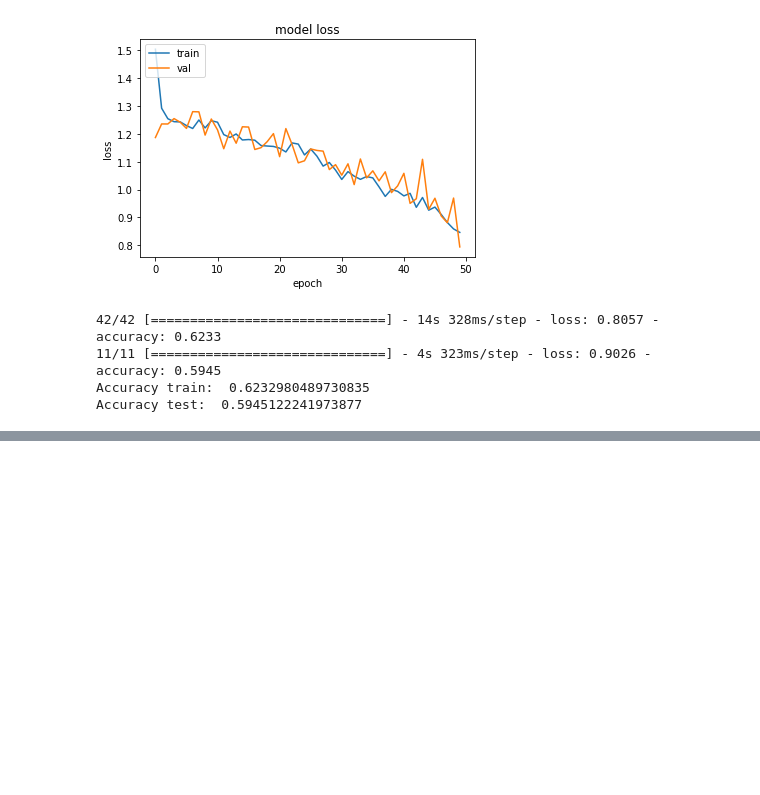
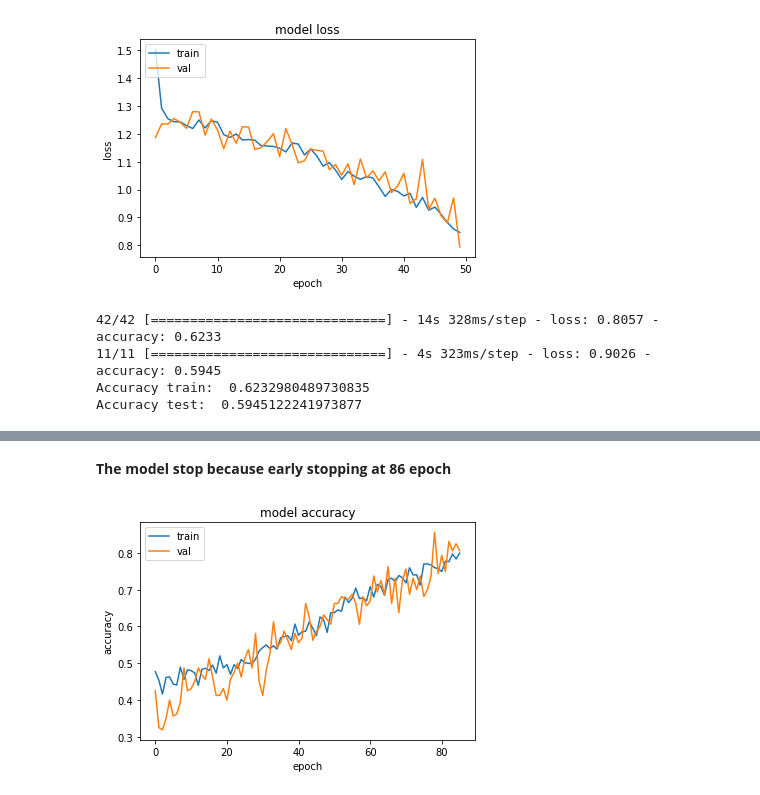
Before and after one commit to bangkit-capstone-0291/model-ml-durable, a Jupyter notebook: baseline_orange_resistance.ipynb, the cells around one changed output, grey strips where cells are left out. Drawn from its saved outputs; the diff is of its cells as text; code cells hidden in the pictures; blank space fills up the shorter version.

Commit message:
Add dropout and earlystopping

```diff
--- a/baseline_orange_resistance.ipynb
+++ b/baseline_orange_resistance.ipynb
@@ -297,0 +338,5 @@ Accuracy test:  0.5945122241973877
+# %%
+from tensorflow.keras.optimizers import Adam
+model.compile(loss='categorical_crossentropy',
+              optimizer='Adam',
+              metrics=['accuracy'])
@@ -297,0 +345,15 @@ Accuracy test:  0.5945122241973877
+# %%
+from keras import callbacks
+from keras.callbacks import ModelCheckpoint
+earlystop = callbacks.EarlyStopping(monitor ="val_loss",
+                                        mode ="min", patience = 15,
+                                        restore_best_weights = True)
+# %%
+history=model.fit(
+      train_generator,
+      steps_per_epoch=25,
+      epochs=100,
+      validation_data=val_generator,
+      validation_steps=5,
+      callbacks=earlystop,
+      verbose=1)
@@ -297,0 +378,15 @@ Accuracy test:  0.5945122241973877
+# %% [markdown]
+**The model stop because early stopping at 86 epoch**
+# %%
+import keras
+from matplotlib import pyplot as plt
+
+plt.plot(history.history['accuracy'])
+plt.plot(history.history['val_accuracy'])
+plt.title('model accuracy')
+plt.ylabel('accuracy')
+plt.xlabel('epoch')
+plt.legend(['train', 'val'], loc='upper left')
+plt.show()
+# %% [output]
+[figure, added]
```
Also changed, not shown: parts of 8 cells of this notebook.
